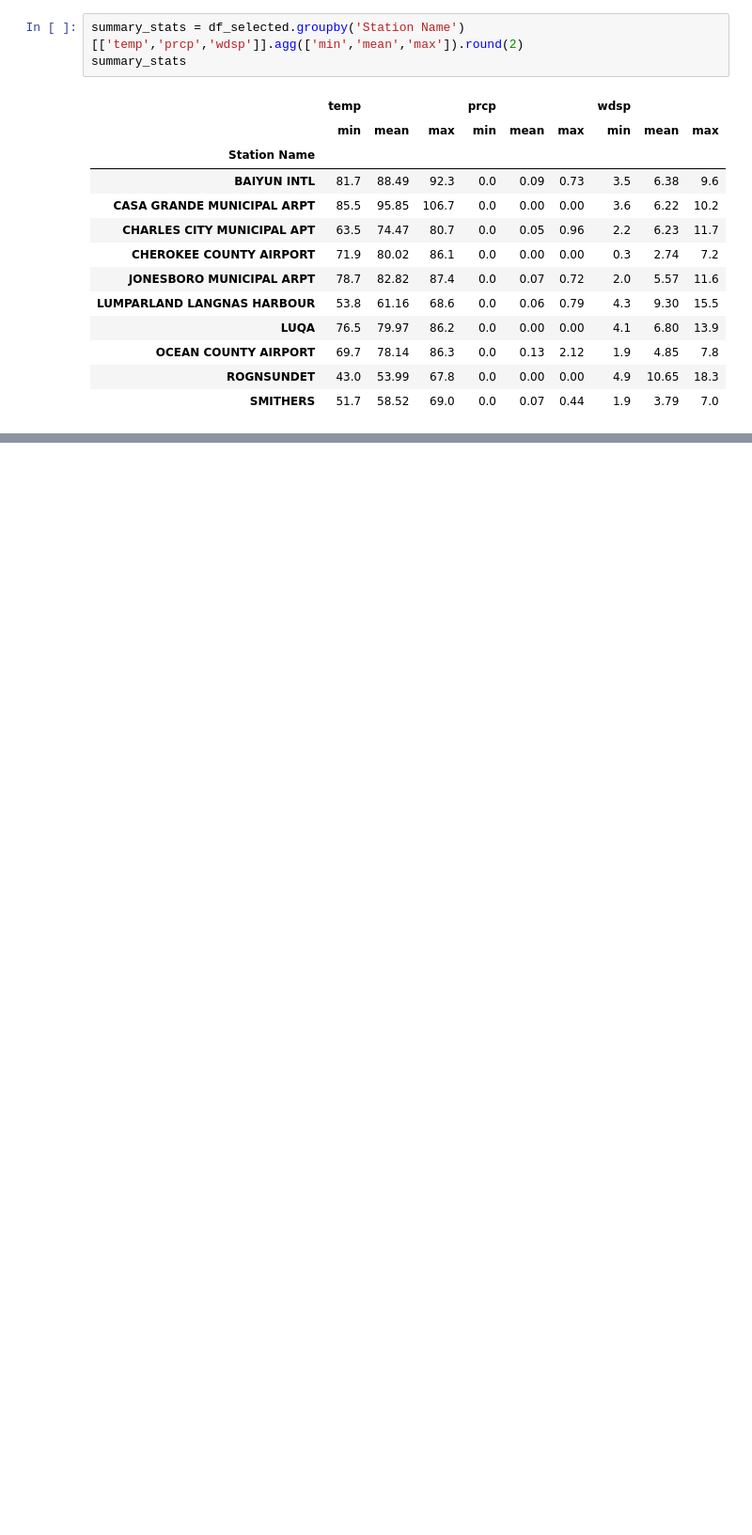
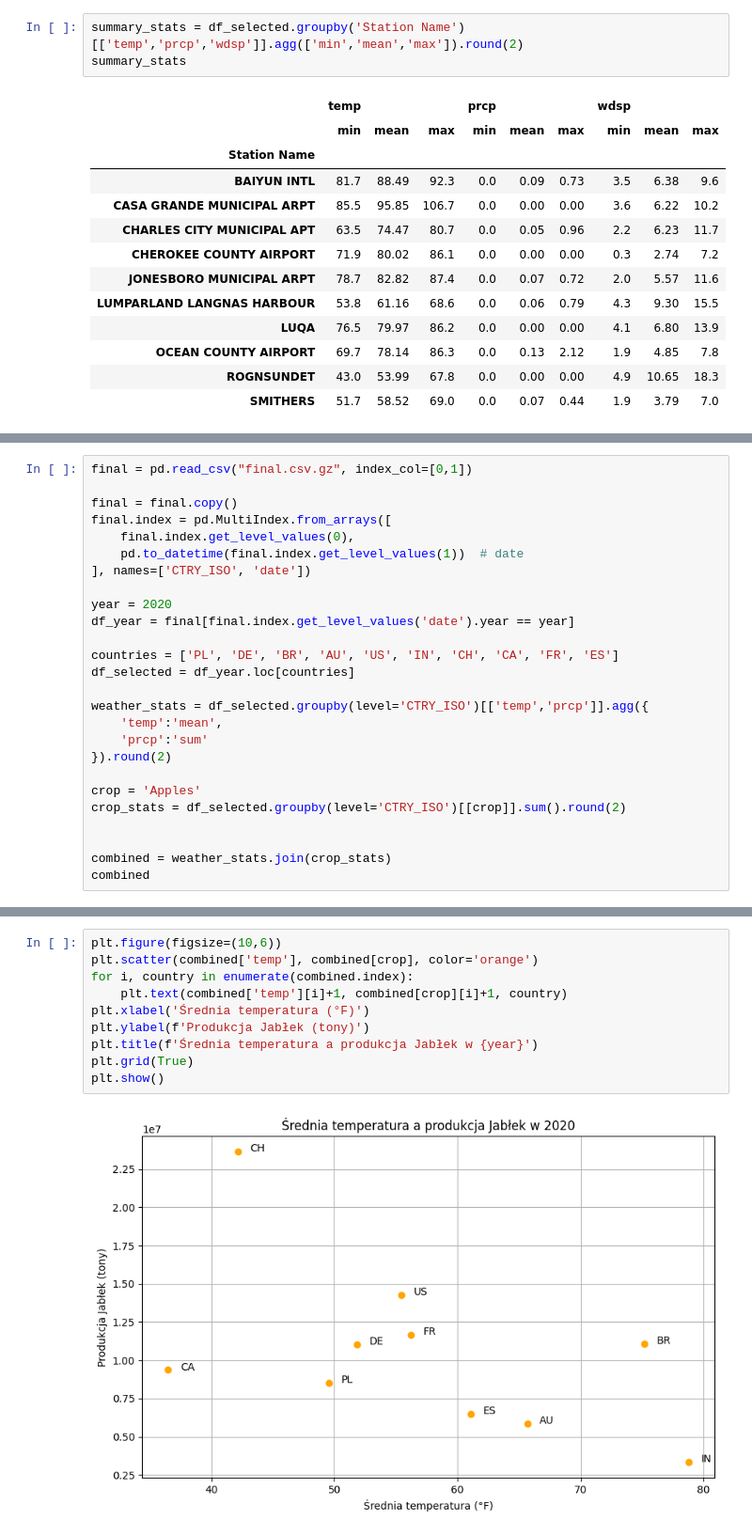
Before and after one commit to igoro00/pdzd, a Jupyter notebook: 2.ipynb, the cells around one changed output, grey strips where cells are left out. Shown at 94% size. Drawn from its saved outputs; the diff is of its cells as text; blank space fills up the shorter version.

```diff
--- a/2.ipynb
+++ b/2.ipynb
@@ -295,0 +323,26 @@ summary_stats
+# %%
+final = pd.read_csv("final.csv.gz", index_col=[0,1])
+
+final = final.copy()
+final.index = pd.MultiIndex.from_arrays([
+    final.index.get_level_values(0),
+    pd.to_datetime(final.index.get_level_values(1))  # date
+], names=['CTRY_ISO', 'date'])
+
+year = 2020
+df_year = final[final.index.get_level_values('date').year == year]
+
+countries = ['PL', 'DE', 'BR', 'AU', 'US', 'IN', 'CH', 'CA', 'FR', 'ES']
+df_selected = df_year.loc[countries]
+
+weather_stats = df_selected.groupby(level='CTRY_ISO')[['temp','prcp']].agg({
+    'temp':'mean',
+    'prcp':'sum'
+}).round(2)
+
+crop = 'Apples'
+crop_stats = df_selected.groupby(level='CTRY_ISO')[[crop]].sum().round(2)
+
+
+combined = weather_stats.join(crop_stats)
+combined
@@ -295,0 +362,12 @@ summary_stats
+# %%
+plt.figure(figsize=(10,6))
+plt.scatter(combined['temp'], combined[crop], color='orange')
+for i, country in enumerate(combined.index):
+    plt.text(combined['temp'][i]+1, combined[crop][i]+1, country)
+plt.xlabel('Średnia temperatura (°F)')
+plt.ylabel(f'Produkcja Jabłek (tony)')
+plt.title(f'Średnia temperatura a produkcja Jabłek w {year}')
+plt.grid(True)
+plt.show()
+# %% [output]
+[figure, added]
```
Also changed, not shown: parts of 19 cells of this notebook.
